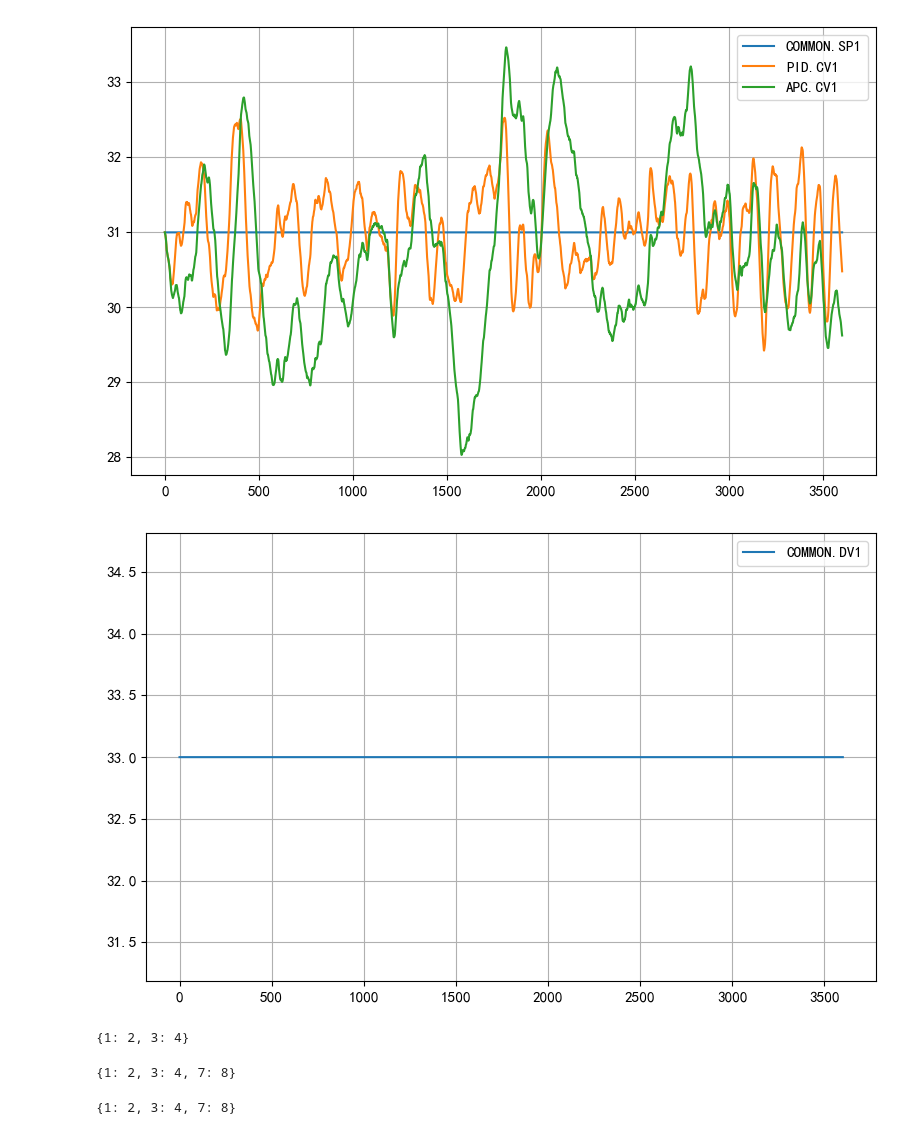
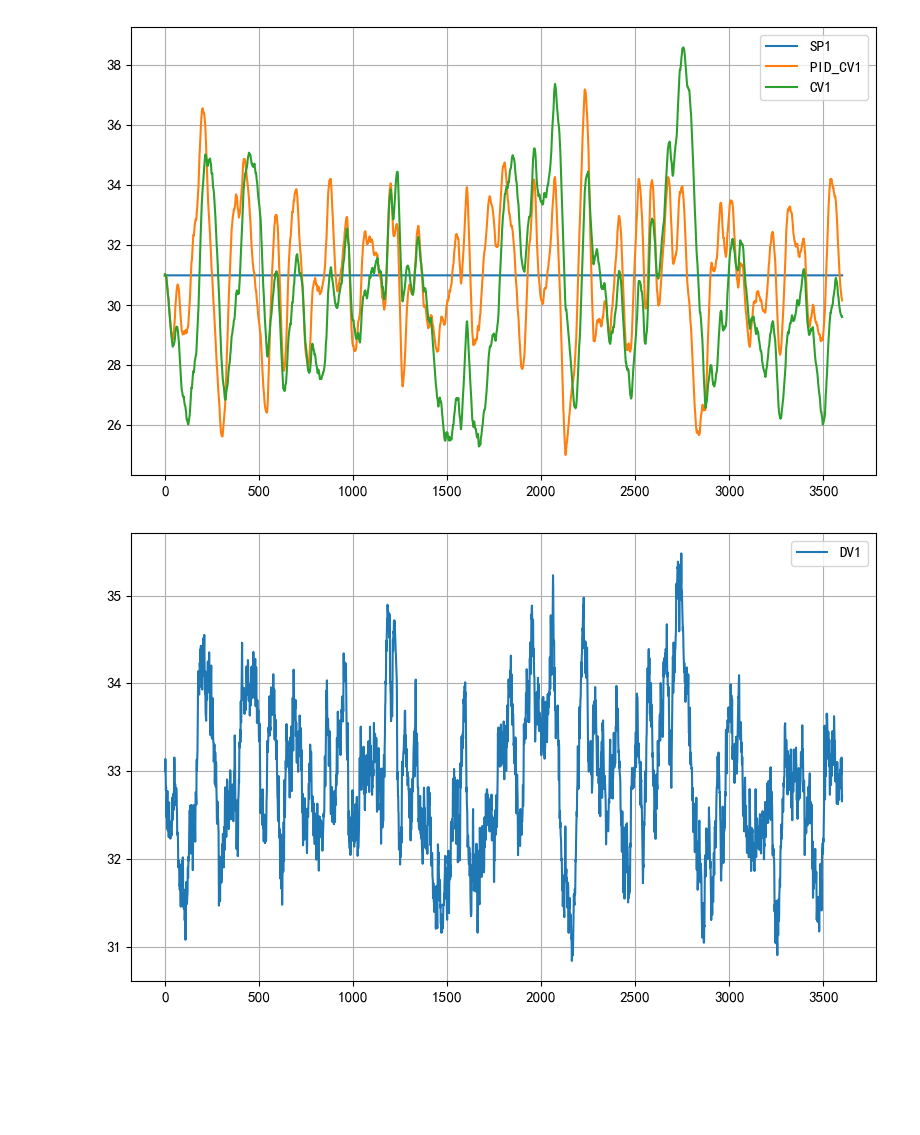
Before and after one commit to kkzhang3/pySimulator, a Jupyter notebook: modules/TrainingSISO/process/sim_plot.ipynb, the cells around one changed output. Cells and saved outputs as stored; diff of their text form; code cells hidden in the pictures; blank space fills up the shorter version.

```diff
--- a/modules/TrainingSISO/process/sim_plot.ipynb
+++ b/modules/TrainingSISO/process/sim_plot.ipynb
@@ -5,12 +5,13 @@ importlib.reload(sim)
 from sim import TrainingSISO
 
 data = TrainingSISO.get_data()
+data['SET_CV_STD'] = 0.0
+data['SET_DV_RANDOM'] = 1
 
-for k in range(0, 300):
-    data['APC.MV1'] = 30.0
-    # data['COMMON.DV1'] = 34.0
-
+for k in range(0, 3600):
+    # data['MV1'] = 30.0
+    # data['DV1'] = 34.0
     TrainingSISO.run()
 
-TrainingSISO.plot_record_data(taglist=['APC.CV1', 'APC.MV1', 'COMMON.DV1'])
+TrainingSISO.plot_record_data(taglist=['CV1', 'MV1', 'DV1'])
 # %% [output]
@@ -22,13 +23,16 @@ importlib.reload(sim)
 from sim import TrainingSISO
 
 data = TrainingSISO.get_data()
+data['SET_CV_STD'] = 0.0
+data['SET_DV_RANDOM'] = 0.0
 
 for k in range(0, 300):
-    # data['PID.KP'] = 1.3
+
+    # data['PID.KP'] = 0.2
     # data['PID.TI'] = 28
-    data['COMMON.SP1'] = 33.0
+    data['SP1'] = 33.0
 
     TrainingSISO.run()
 
-TrainingSISO.plot_record_data_in_one_figure(taglist=['COMMON.SP1', 'PID.CV1', 'PID.MV1'])
+TrainingSISO.plot_record_data_in_one_figure(taglist=['SP1', 'PID_CV1', 'PID_MV1'])
 # %% [output]
@@ -36,36 +40,21 @@ TrainingSISO.plot_record_data_in_one_figure(taglist=['COMMON.SP1', 'PID.CV1', 'P
 # %%
 import sim
 import importlib
 importlib.reload(sim)
 from sim import TrainingSISO
 
 data = TrainingSISO.get_data()
+data['SET_CV_STD'] = 1.0
+data['SET_DV_RANDOM'] = 1.0
 
 for k in range(0, 3600):
-    data['COMMON.SET_v1std'] = 1
-    data['COMMON.SET_DV1std'] = 0
-
     # data['COMMON.SP1'] = 43.0
     # if k==1:
     #     data['COMMON.DV1'] = 34.0
     TrainingSISO.run()
 
-TrainingSISO.plot_record_data_in_one_figure(taglist=['COMMON.SP1','PID.CV1', 'APC.CV1'])
-TrainingSISO.plot_record_data_in_one_figure(taglist=['COMMON.DV1'])
+TrainingSISO.plot_record_data_in_one_figure(taglist=['SP1','PID_CV1', 'CV1'])
+TrainingSISO.plot_record_data_in_one_figure(taglist=['DV1'])
 # %% [output]
-[figure, old version]
+[figure, new version]
-[figure, old version]
+[figure, new version]
-# %%
-d = {1:2, 3:4}
-d
-# %% [output]
-{1: 2, 3: 4}
-# %%
-d.update({7:8})
-d
-# %% [output]
-{1: 2, 3: 4, 7: 8}
-# %%
-{1:2, 3:4} |{7:8}
-# %% [output]
-{1: 2, 3: 4, 7: 8}
```
Also changed, not shown: parts of 3 cells of this notebook, 42 other files.
